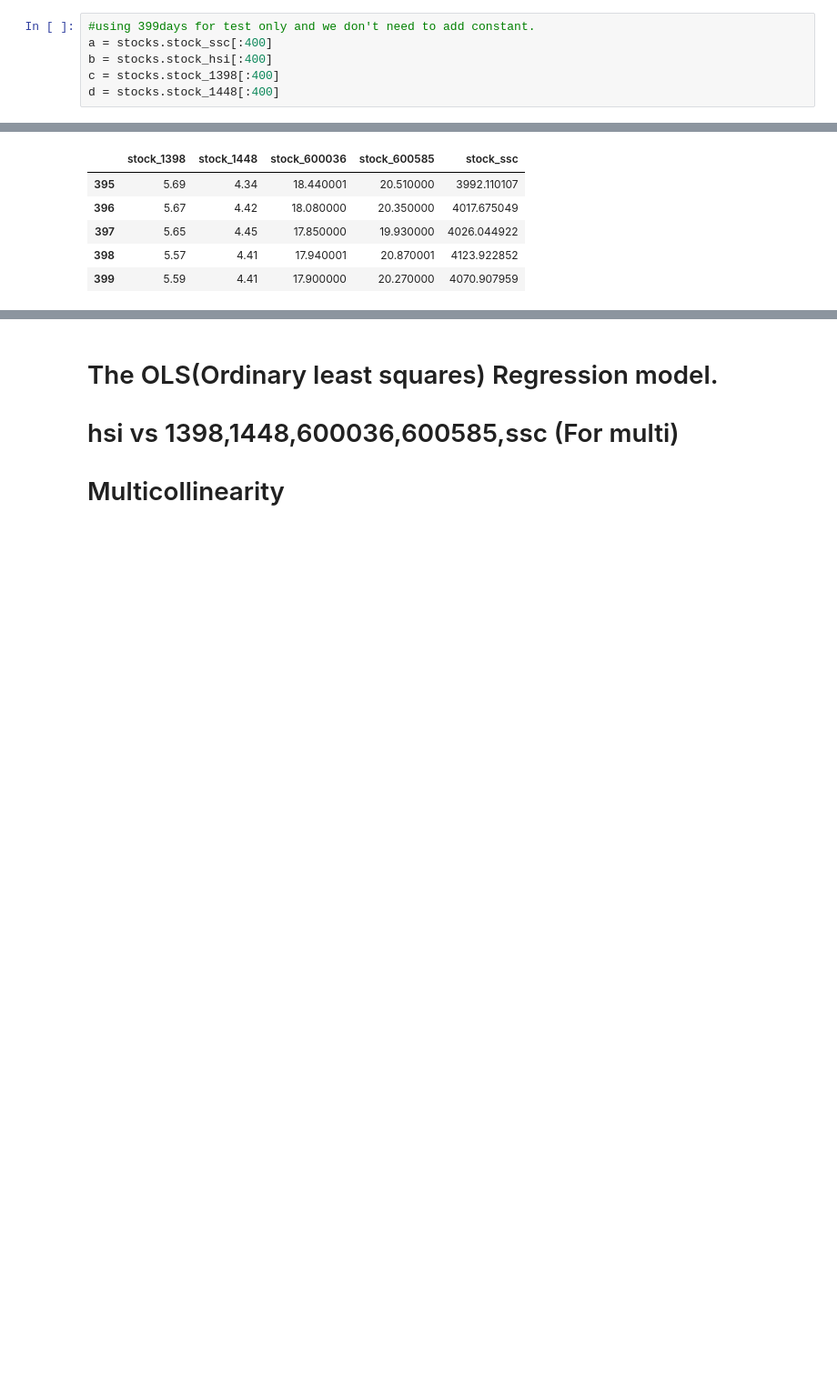
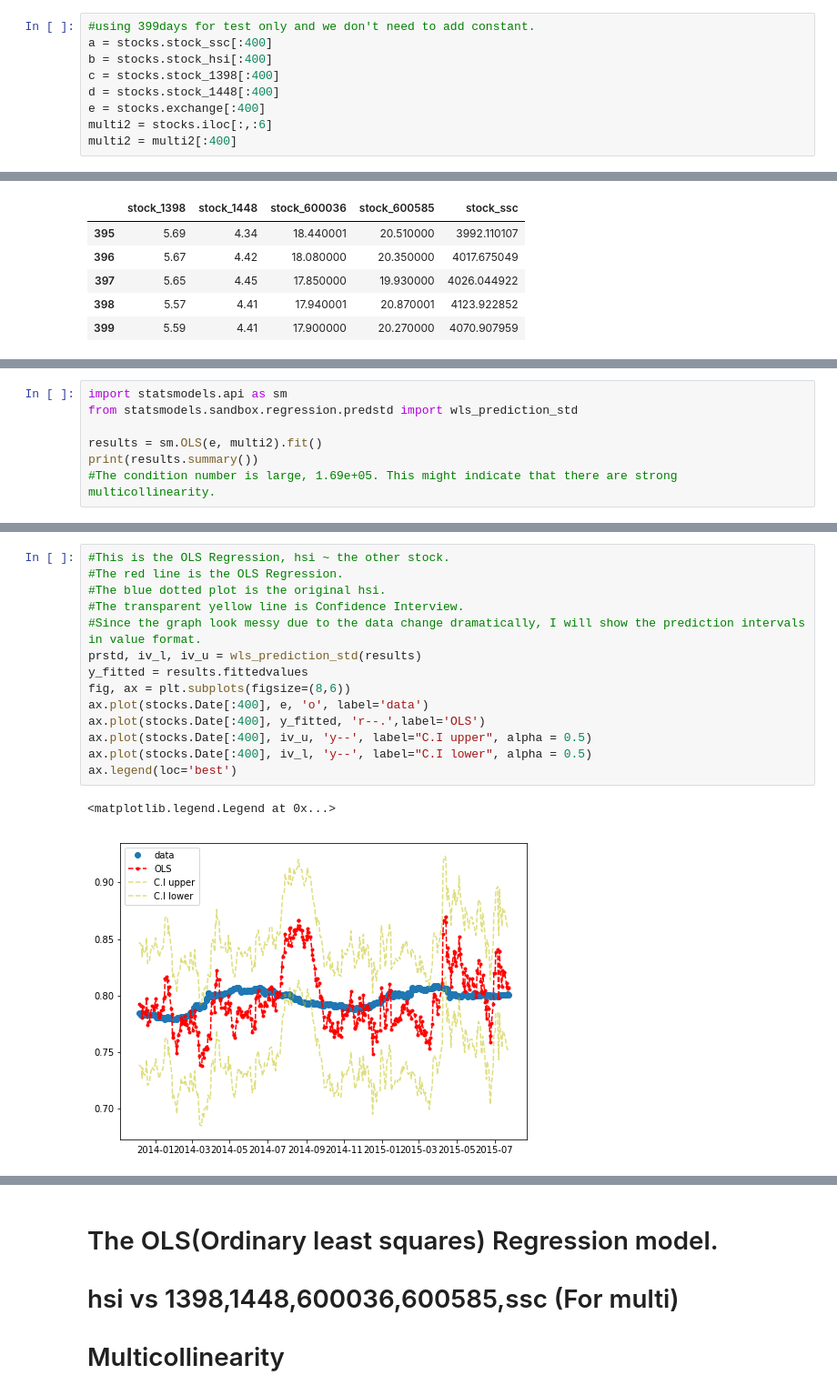
Before and after one commit to zuba0818/SchoolWork, a Jupyter notebook: Stock Data mini Project.ipynb, the cells around one changed output, grey strips where cells are left out. Shown at 91% size. Drawn from its saved outputs; the diff is of its cells as text; blank space fills up the shorter version.

```diff
--- a/Stock Data mini Project.ipynb
+++ b/Stock Data mini Project.ipynb
@@ -78,6 +85,9 @@ a = stocks.stock_ssc[:400]
 b = stocks.stock_hsi[:400]
 c = stocks.stock_1398[:400]
 d = stocks.stock_1448[:400]
+e = stocks.exchange[:400]
+multi2 = stocks.iloc[:,:6]
+multi2 = multi2[:400]
 # %%
 multi = stocks.iloc[:,:4]
 multi['stock_ssc'] = stocks.stock_ssc
@@ -92,0 +107,7 @@ multi.tail()
+# %%
+import statsmodels.api as sm
+from statsmodels.sandbox.regression.predstd import wls_prediction_std
+
+results = sm.OLS(e, multi2).fit()
+print(results.summary())
+#The condition number is large, 1.69e+05. This might indicate that there are strong multicollinearity.
@@ -92,0 +164,17 @@ multi.tail()
+# %%
+#This is the OLS Regression, hsi ~ the other stock.
+#The red line is the OLS Regression.
+#The blue dotted plot is the original hsi.
+#The transparent yellow line is Confidence Interview.
+#Since the graph look messy due to the data change dramatically, I will show the prediction intervals in value format.
+prstd, iv_l, iv_u = wls_prediction_std(results)
+y_fitted = results.fittedvalues
+fig, ax = plt.subplots(figsize=(8,6))
+ax.plot(stocks.Date[:400], e, 'o', label='data')
+ax.plot(stocks.Date[:400], y_fitted, 'r--.',label='OLS')
+ax.plot(stocks.Date[:400], iv_u, 'y--', label="C.I upper", alpha = 0.5)
+ax.plot(stocks.Date[:400], iv_l, 'y--', label="C.I lower", alpha = 0.5)
+ax.legend(loc='best')
+# %% [output]
+<matplotlib.legend.Legend at 0x...>
+[figure, added]
```
Also changed, not shown: parts of 19 cells of this notebook.
